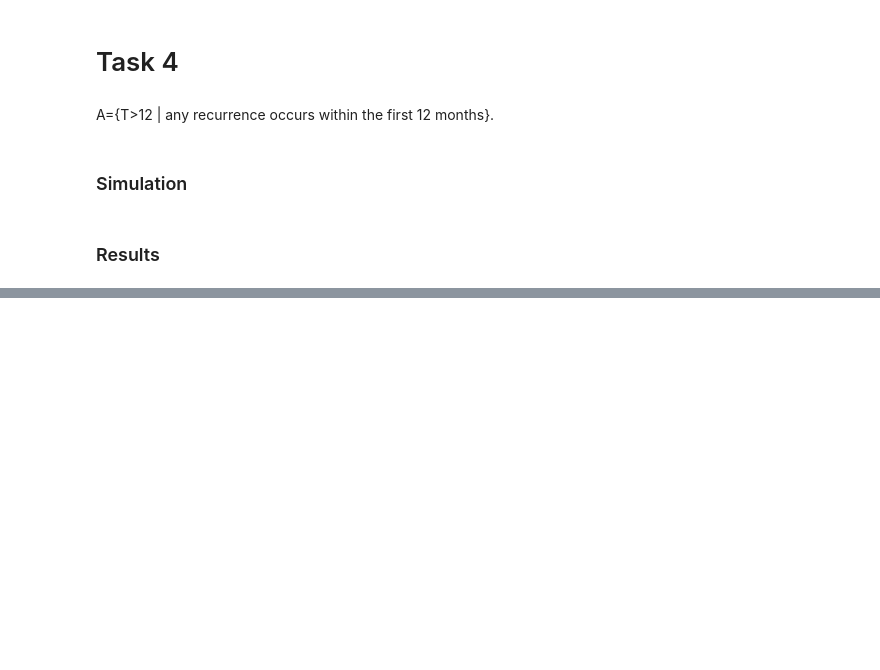
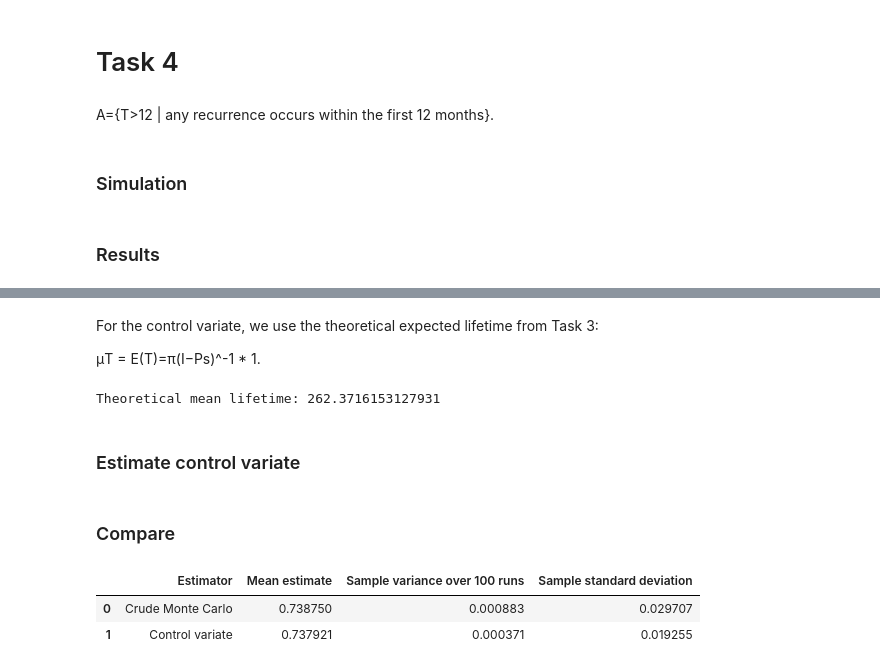
Before and after one commit to VictorMoesgaardStege/Stochastic-Simulation-Project-1, a Jupyter notebook: part1.ipynb, the cells around one changed output, grey strips where cells are left out. Cells and saved outputs as stored; diff of their text form; code cells hidden in the pictures; blank space fills up the shorter version.

```diff
--- a/part1.ipynb
+++ b/part1.ipynb
@@ -553,0 +561,9 @@ plt.show()
+# %%
+# Task 5
+
+n_per_run = 200      # women per simulation run
+n_runs = 100         # number of repeated runs
+threshold = 350      # months
+seed = 5
+
+rng = np.random.default_rng(seed)
@@ -553,0 +603,10 @@ plt.show()
+# %% [markdown]
+For the control variate, we use the theoretical expected lifetime from Task 3:
+
+μT = E(T)=π(I−Ps)^-1 * 1.
+# %%
+print("Theoretical mean lifetime:", theoretical_mean)
+# %% [output]
+Theoretical mean lifetime: 262.3716153127931
+# %% [markdown]
+### Estimate control variate
@@ -553,0 +624,30 @@ plt.show()
+# %% [markdown]
+### Compare
+# %%
+var_crude = np.var(crude_estimates, ddof=1)
+var_cv = np.var(control_variate_estimates, ddof=1)
+
+variance_reduction = 1 - var_cv / var_crude
+variance_reduction_factor = var_crude / var_cv
+
+task5_summary = pd.DataFrame({
+    "Estimator": ["Crude Monte Carlo", "Control variate"],
+    "Mean estimate": [
+        np.mean(crude_estimates),
+        np.mean(control_variate_estimates)
+    ],
+    "Sample variance over 100 runs": [
+        var_crude,
+        var_cv
+    ],
+    "Sample standard deviation": [
+        np.std(crude_estimates, ddof=1),
+        np.std(control_variate_estimates, ddof=1)
+    ]
+})
+
+task5_summary
+# %% [output]
+|  | Estimator | Mean estimate | Sample variance over 100 runs | Sample standard deviation |
+| 0 | Crude Monte Carlo | 0.738750 | 0.000883 | 0.029707 |
+| 1 | Control variate | 0.737921 | 0.000371 | 0.019255 |
```
Also changed, not shown: parts of 14 cells of this notebook.
